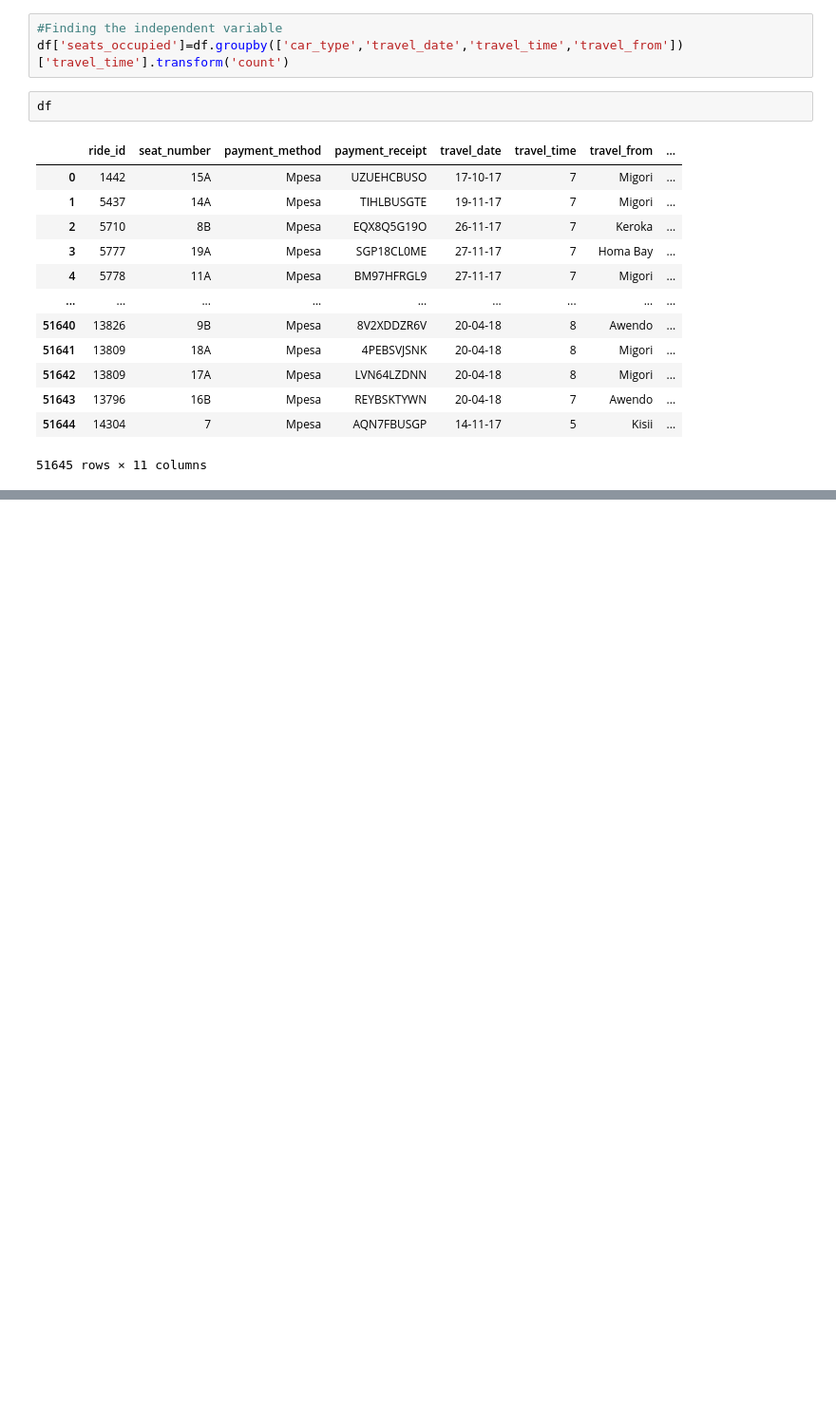
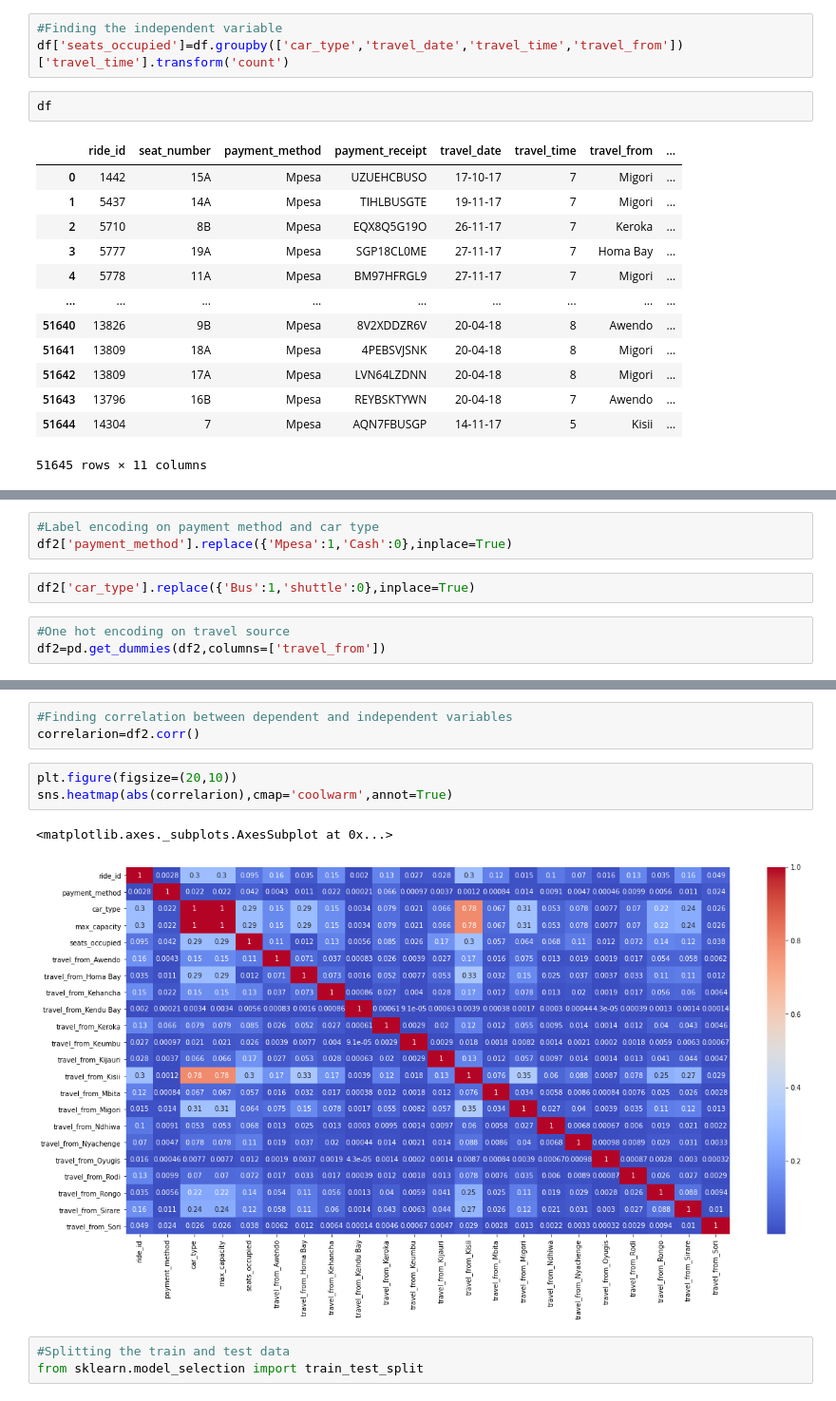
Before and after one commit to spandit98/Transport_Demand_Prediction, a Jupyter notebook: Transport_Demand_Prediction_Soumyadeep.ipynb, the cells around one changed output, grey strips where cells are left out. Shown at 95% size. Saved outputs shown, nothing was run; the diff lists cells and outputs as text; blank space fills up the shorter version.

```diff
--- a/Transport_Demand_Prediction_Soumyadeep.ipynb
+++ b/Transport_Demand_Prediction_Soumyadeep.ipynb
@@ -276,0 +306,8 @@ sns.distplot(df[df['payment_method']=='Mpesa']['seats_occupied'])
+# %%
+#Label encoding on payment method and car type
+df2['payment_method'].replace({'Mpesa':1,'Cash':0},inplace=True)
+# %%
+df2['car_type'].replace({'Bus':1,'shuttle':0},inplace=True)
+# %%
+#One hot encoding on travel source
+df2=pd.get_dummies(df2,columns=['travel_from'])
@@ -276,0 +350,12 @@ sns.distplot(df[df['payment_method']=='Mpesa']['seats_occupied'])
+# %%
+#Finding correlation between dependent and independent variables
+correlarion=df2.corr()
+# %%
+plt.figure(figsize=(20,10))
+sns.heatmap(abs(correlarion),cmap='coolwarm',annot=True)
+# %% [output]
+<matplotlib.axes._subplots.AxesSubplot at 0x...>
+[figure, added]
+# %%
+#Splitting the train and test data
+from sklearn.model_selection import train_test_split
```
Also changed, not shown: parts of 24 cells of this notebook.
